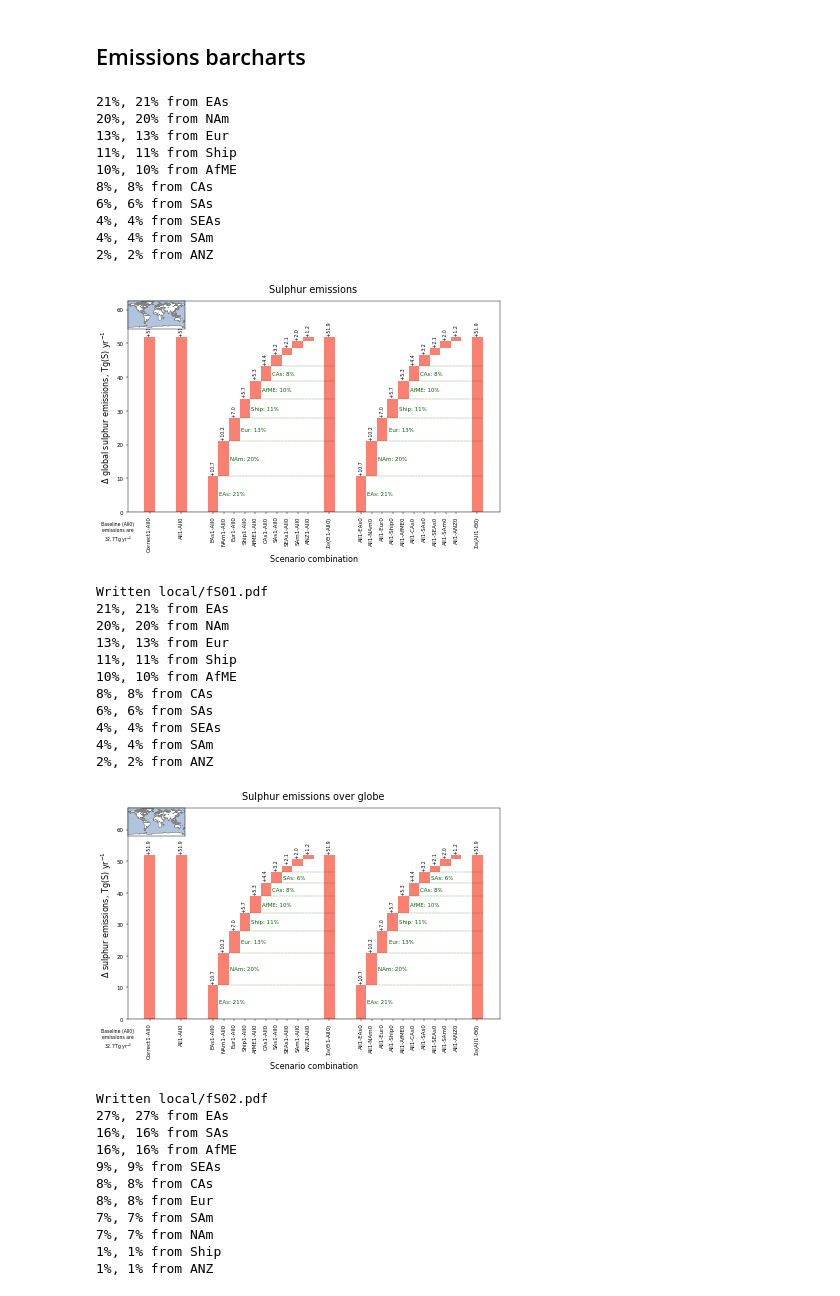
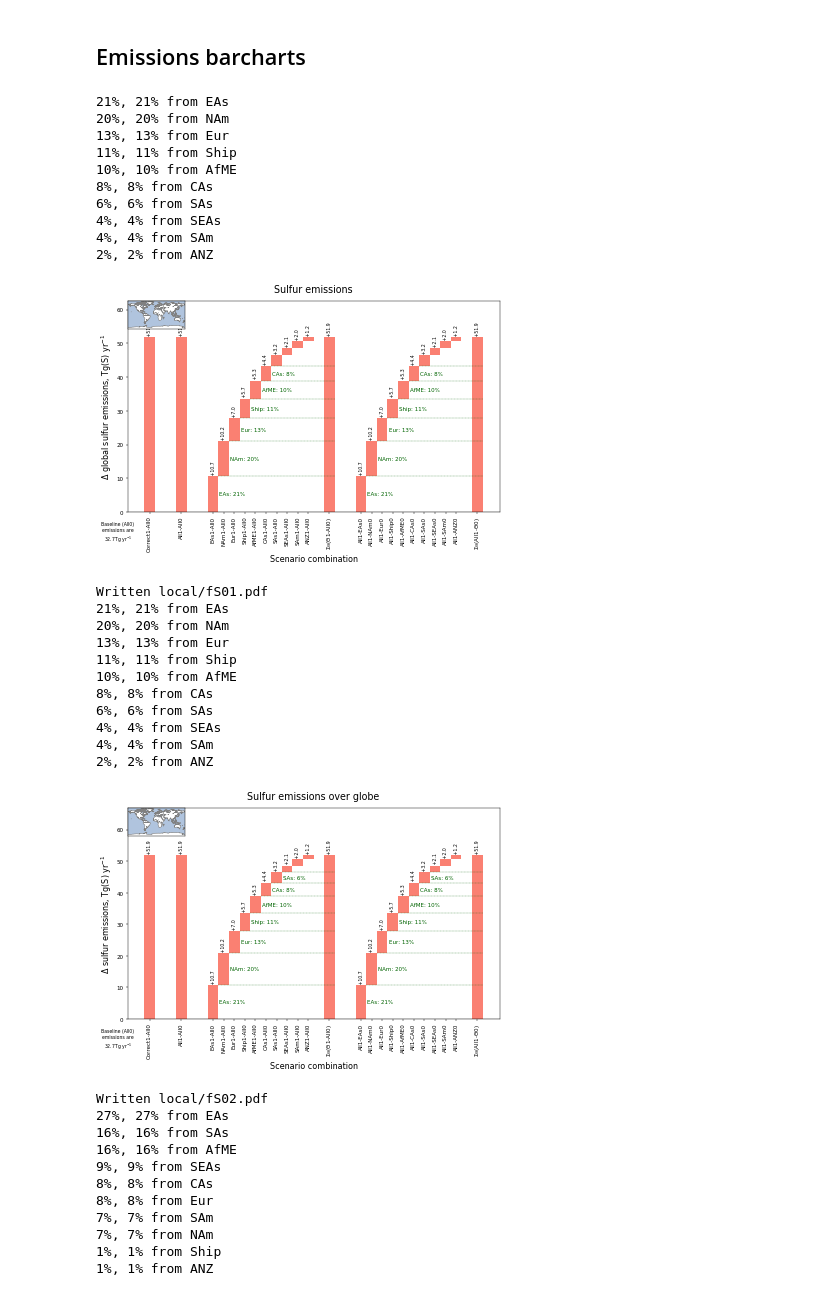
Before and after one commit to grandey/draft2017a-region-rfp, a Jupyter notebook: figures_draft2017a.ipynb, the cells around one changed output. Cells and saved outputs as stored; diff of their text form; code cells hidden in the pictures.

```diff
--- a/figures_draft2017a.ipynb
+++ b/figures_draft2017a.ipynb
@@ -230,8 +230,8 @@ diff_emissions_df.head()
 ## Emissions barcharts
 # %%
 # Function to produce staggered barcharts for a given emissions species
-def emissions_staggered_barcharts(species='S', title='Sulphur emissions',
-                                  ylabel=r'$\Delta$ global sulphur emissions, Tg(S) yr$^{-1}$',
+def emissions_staggered_barcharts(species='S', title='Sulfur emissions',
+                                  ylabel=r'$\Delta$ global sulfur emissions, Tg(S) yr$^{-1}$',
                                   text_format=r' {:+.1f}', baseline_text_format='{:.1f}',
                                   map_insert=True, ylim=None,
                                   n_contributors='auto',
@@ -367,39 +367,39 @@ def emissions_staggered_barcharts(species='S', title='Sulphur emissions',
     if file_prefix:
         fig.savefig('local/{}.pdf'.format(file_prefix), bbox_inches='tight', dpi=300)
         print('Written local/{}.pdf'.format(file_prefix))
     # Print percentage contributions from all source regions
     for s in order1:
         source = s.split('-')[0][:-1]
         perc1 = (bars_df.loc[s, 'global_diff'] /  # Theta1-All0 approach
                  bars_df.loc[r'$\Sigma_{\Theta}$($\Theta$1-All0)',
                              'global_diff'] * 100)
         perc2 = (bars_df.loc['All1-{}0'.format(source),  # All1-Theta0 approach
                              'global_diff'] /
                  bars_df.loc[r'$\Sigma_{\Theta}$(All1-$\Theta$0)',
                              'global_diff'] * 100)
         print('{:.0f}%, {:.0f}% from {}'.format(perc1, perc2, source))
     return fig, ax
 
 # Example
 if True:
     fig, ax = emissions_staggered_barcharts()
 # %% [output]
 21%, 21% from EAs
 20%, 20% from NAm
 13%, 13% from Eur
 11%, 11% from Ship
 10%, 10% from AfME
 8%, 8% from CAs
 6%, 6% from SAs
 4%, 4% from SEAs
 4%, 4% from SAm
 2%, 2% from ANZ
-[figure, old version]
+[figure, new version]
 # %%
-# Global sulphur emissions - supp figure
+# Global sulfur emissions - supp figure
 emissions_staggered_barcharts(species='S',
-                              title='Sulphur emissions over globe',
-                              ylabel=r'$\Delta$ sulphur emissions, Tg(S) yr$^{-1}$',
+                              title='Sulfur emissions over globe',
+                              ylabel=r'$\Delta$ sulfur emissions, Tg(S) yr$^{-1}$',
                               text_format=r' {:+.1f}', baseline_text_format='{:.1f}',
                               ylim=[0, 67], n_contributors=7,
                               file_prefix='fS{:02}'.format(supp_figure_counter))
@@ -416,7 +416,7 @@ Written local/fS01.pdf
 4%, 4% from SEAs
 4%, 4% from SAm
 2%, 2% from ANZ
-[figure, old version]
+[figure, new version]
 # %%
 # Global organic carbon aerosol emissions - supp figure
 emissions_staggered_barcharts(species='OC',
```
Also changed, not shown: parts of 19 cells of this notebook, 1 other file.
